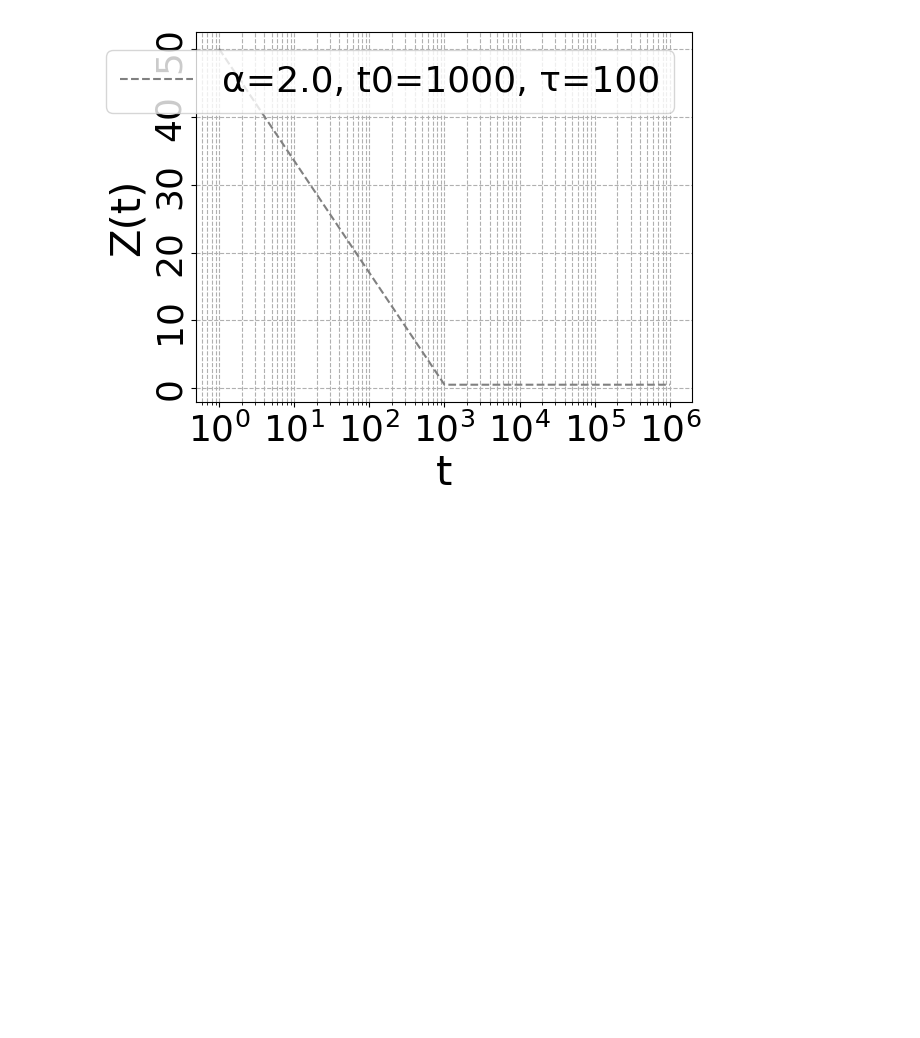
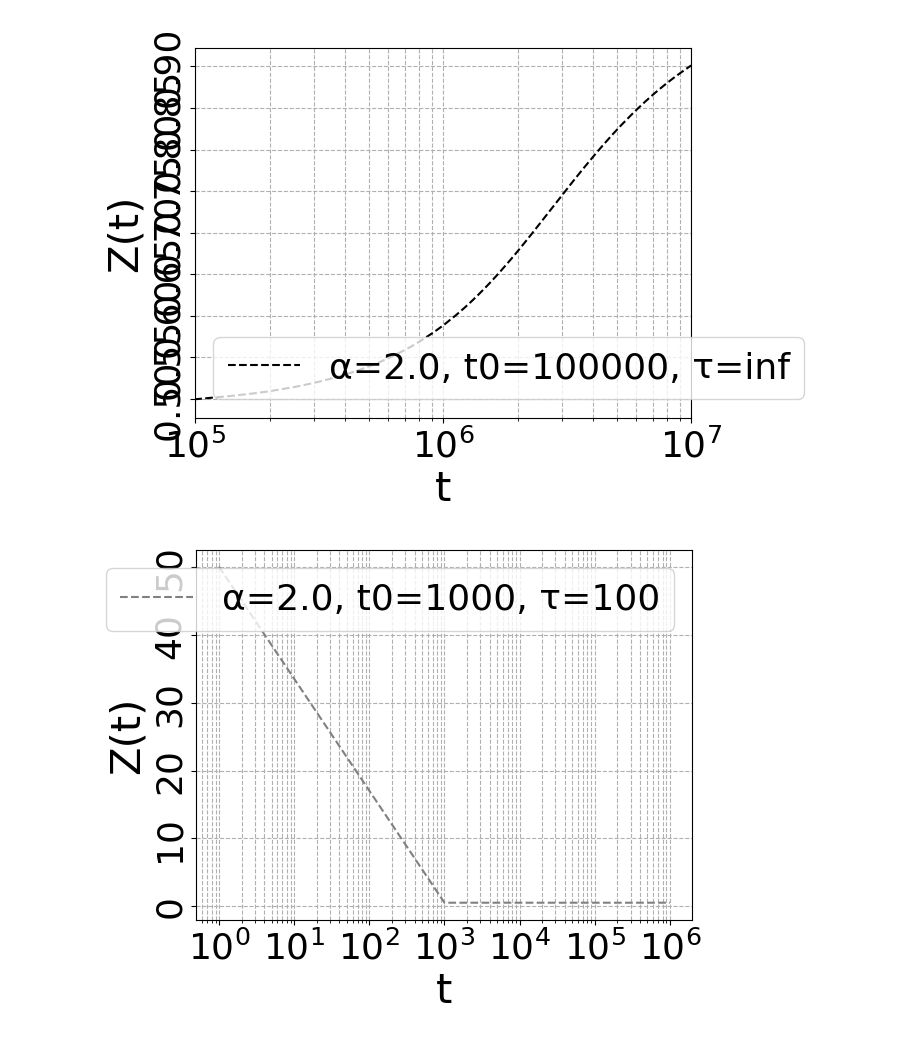
Before and after one commit to LABO-M/aco-on-spinglass, a Jupyter notebook: notebooks/tutorial.ipynb, the cells around one changed output. Saved outputs shown, nothing was run; the diff lists cells and outputs as text; code cells hidden in the pictures; blank space fills up the shorter version.

```diff
--- a/notebooks/tutorial.ipynb
+++ b/notebooks/tutorial.ipynb
@@ -6,3 +8,9 @@ sys.path.append(os.path.abspath("../src/visuals"))
+# %%
+from plots import plot_zt
+
+plot_zt("../data/Zt/N100_T10M_t0100K_alpha2.0_tauinf.csv")
+# %% [output]
+[figure, added]
 # %%
 from plots import plot_zt
 
```
Also changed, not shown: parts of 1 cell of this notebook, 3 other files.
